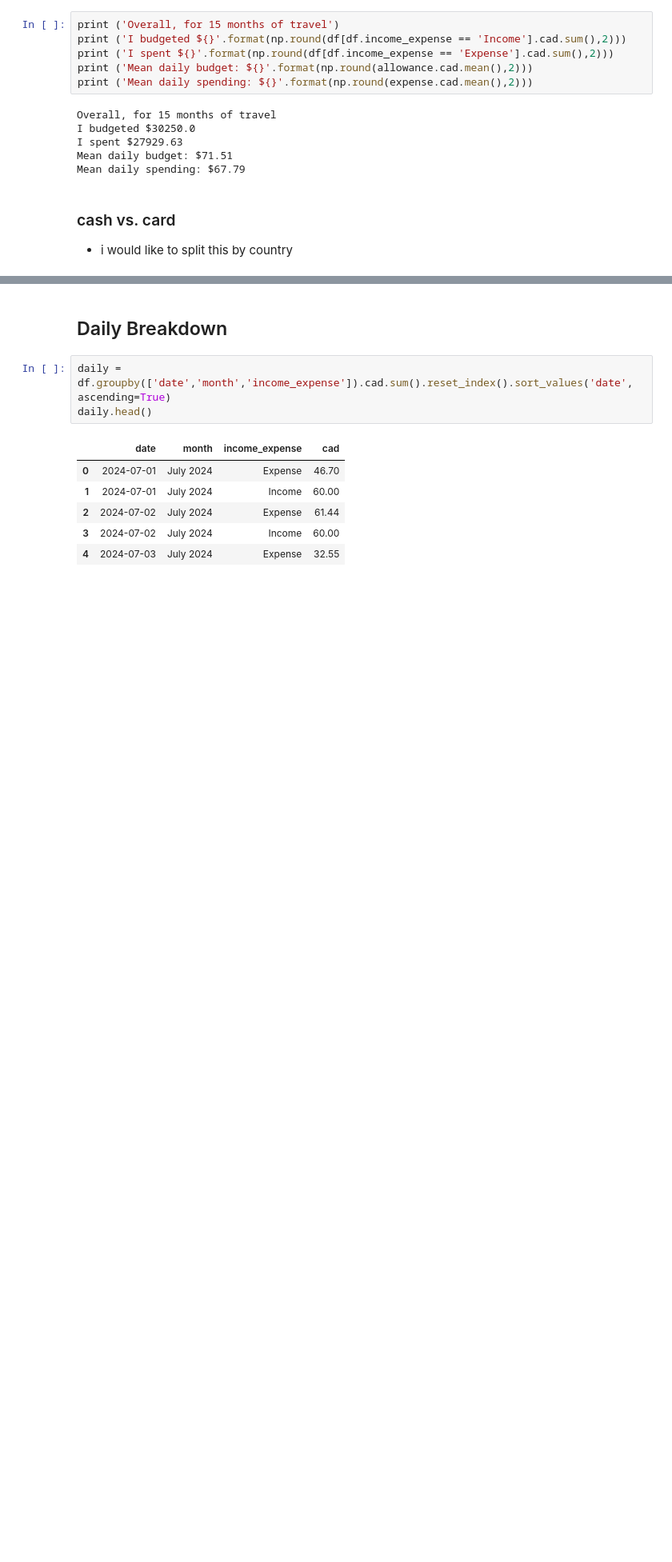
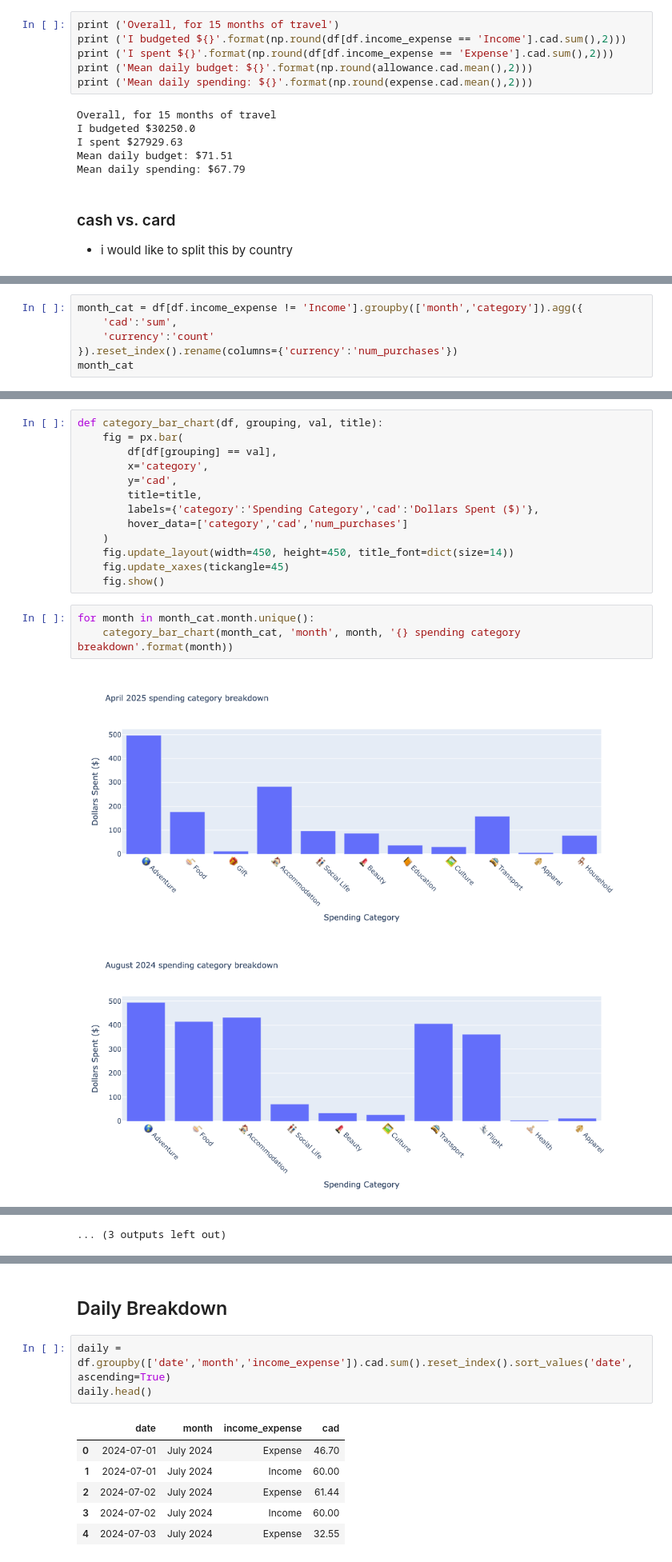
Before and after one commit to SunnyWillert18/floating-in-space, a Jupyter notebook: nbs/money.ipynb, the cells around one changed output, grey strips where cells are left out. Shown at 80% size. Cells and saved outputs as stored; diff of their text form; blank space fills up the shorter version.

```diff
--- a/nbs/money.ipynb
+++ b/nbs/money.ipynb
@@ -180,0 +222,6 @@ fig.show()
+# %%
+month_cat = df[df.income_expense != 'Income'].groupby(['month','category']).agg({
+    'cad':'sum',
+    'currency':'count'
+}).reset_index().rename(columns={'currency':'num_purchases'})
+month_cat
@@ -180,0 +242,19 @@ fig.show()
+# %%
+def category_bar_chart(df, grouping, val, title):
+    fig = px.bar(
+        df[df[grouping] == val],
+        x='category',
+        y='cad',
+        title=title,
+        labels={'category':'Spending Category','cad':'Dollars Spent ($)'},
+        hover_data=['category','cad','num_purchases']
+    )
+    fig.update_layout(width=450, height=450, title_font=dict(size=14))
+    fig.update_xaxes(tickangle=45)
+    fig.show()
+# %%
+for month in month_cat.month.unique():
+    category_bar_chart(month_cat, 'month', month, '{} spending category breakdown'.format(month))
+# %% [output]
+[figure, added]
+[figure, added]
@@ -180,0 +271 @@ fig.show()
+... (3 outputs left out)
```
Also changed, not shown: parts of 12 cells of this notebook.
